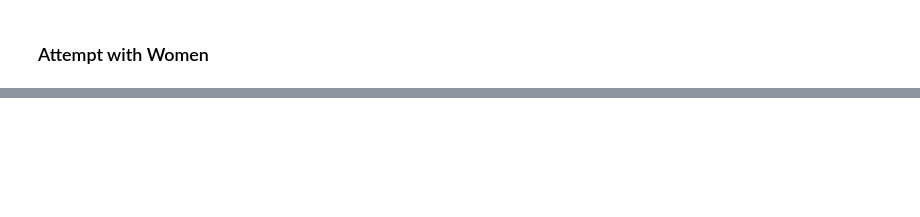
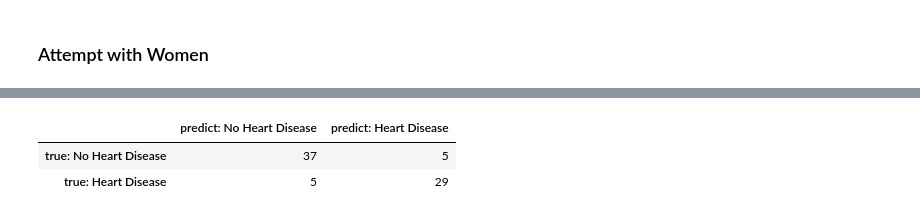
Before and after one commit to sowmyakrishnareddy/IMSE586, a Jupyter notebook: ProjectData_Initial_Analysis_theosull.ipynb, the cells around one changed output, grey strips where cells are left out. Cells and saved outputs as stored; diff of their text form; code cells hidden in the pictures; blank space fills up the shorter version.

```diff
--- a/ProjectData_Initial_Analysis_theosull.ipynb
+++ b/ProjectData_Initial_Analysis_theosull.ipynb
@@ -396,0 +647,18 @@ X_test.shape
+# %%
+Xo = df[['age','sex','chest_pain_type','restbps','max_heartrate','exang','oldpeak']]
+
+yo = df['heart_dx']
+
+
+X_train, X_test, y_train, y_test = train_test_split(Xo, yo, random_state=40)
+
+X_test.shape
+
+
+model = LogisticRegression()
+
+model.fit(X_train, y_train)
+
+y_proba = model.predict_proba(X_test)[:,1]
+
+y_pred = model.predict(X_test)
@@ -396,0 +673,13 @@ X_test.shape
+# %%
+from sklearn import metrics
+
+cm = metrics.confusion_matrix(y_test, y_pred)
+
+df_cm = pd.DataFrame(data=cm, columns=['predict: No Heart Disease', 'predict: Heart Disease'],
+                    index=['true: No Heart Disease', 'true: Heart Disease'])
+
+df_cm
+# %% [output]
+|  | predict: No Heart Disease | predict: Heart Disease |
+| true: No Heart Disease | 37 | 5 |
+| true: Heart Disease | 5 | 29 |
```
Also changed, not shown: parts of 76 cells of this notebook, 1 other file.
